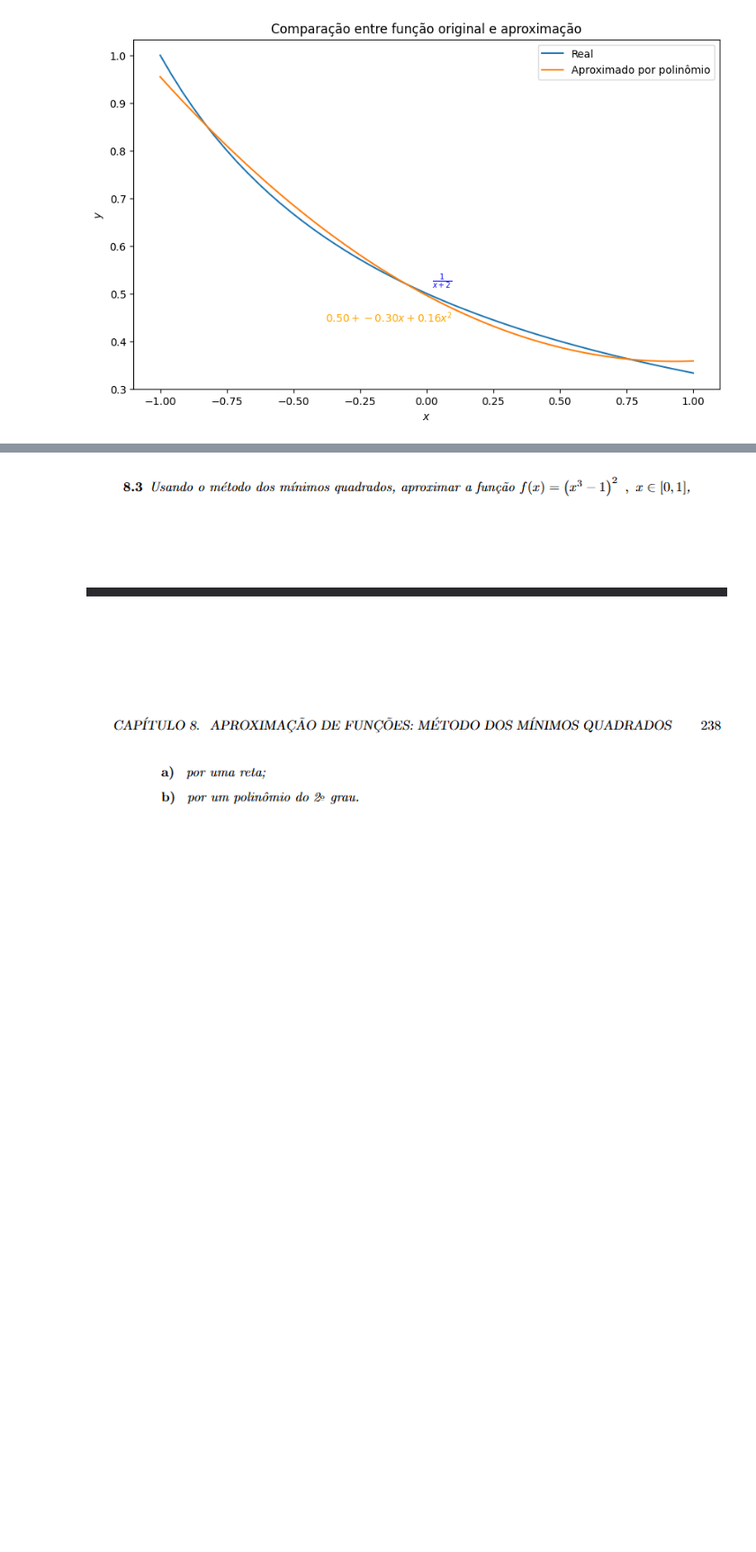
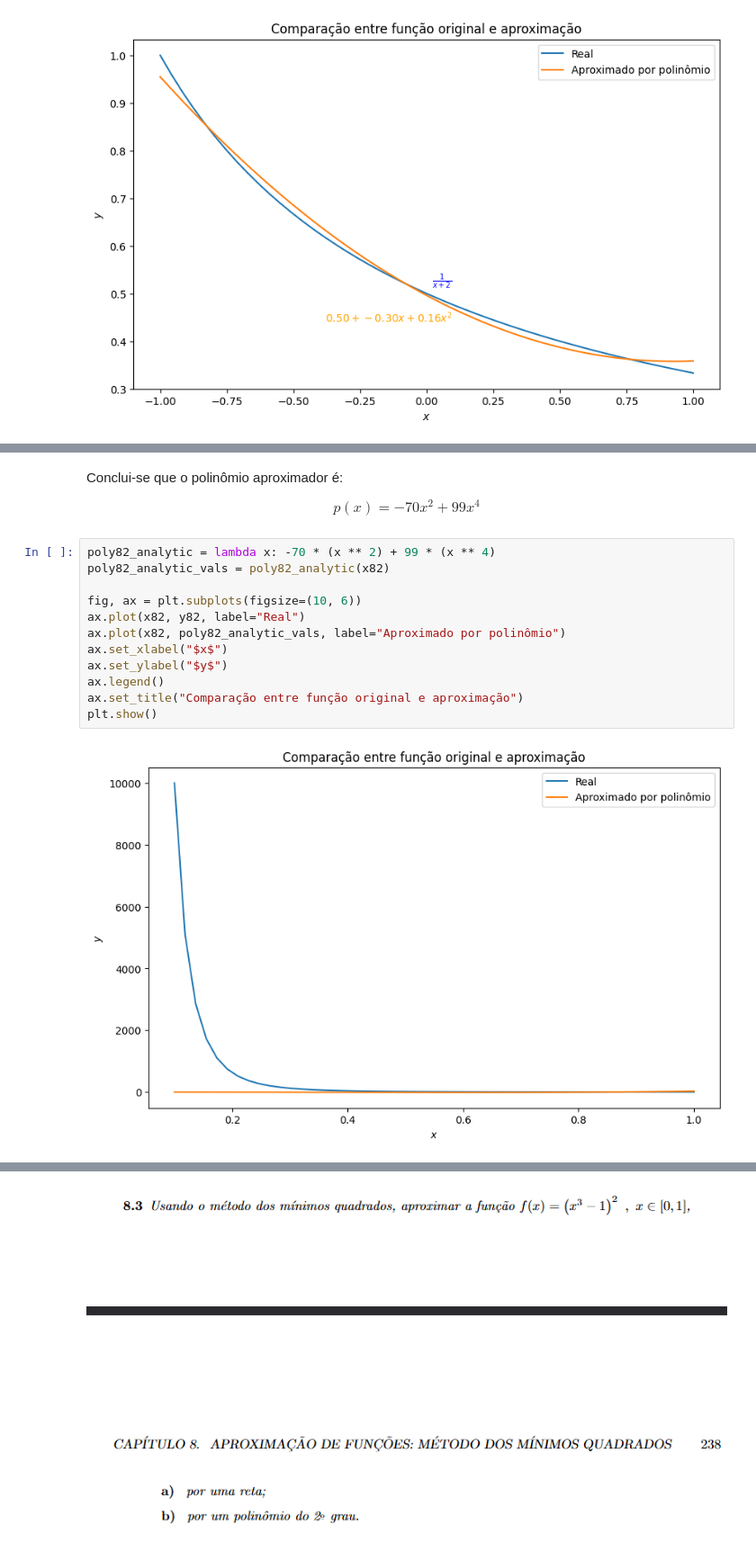
Before and after one commit to GuiCT/an-num, a Jupyter notebook: listas/2025_10_20.ipynb, the cells around one changed output, grey strips where cells are left out. Shown at 90% size. Drawn from its saved outputs; the diff is of its cells as text; blank space fills up the shorter version.

Commit message:
Concluindo primeira lista

```diff
--- a/listas/2025_10_20.ipynb
+++ b/listas/2025_10_20.ipynb
@@ -57,0 +193,18 @@ plt.show()
+# %% [markdown]
+Conclui-se que o polinômio aproximador é:
+
+$$ p(x) = -70 x^2 + 99 x^4 $$
+# %%
+poly82_analytic = lambda x: -70 * (x ** 2) + 99 * (x ** 4)
+poly82_analytic_vals = poly82_analytic(x82)
+
+fig, ax = plt.subplots(figsize=(10, 6))
+ax.plot(x82, y82, label="Real")
+ax.plot(x82, poly82_analytic_vals, label="Aproximado por polinômio")
+ax.set_xlabel("$x$")
+ax.set_ylabel("$y$")
+ax.legend()
+ax.set_title("Comparação entre função original e aproximação")
+plt.show()
+# %% [output]
+[figure, added]
```
Also changed, not shown: parts of 63 cells of this notebook.
